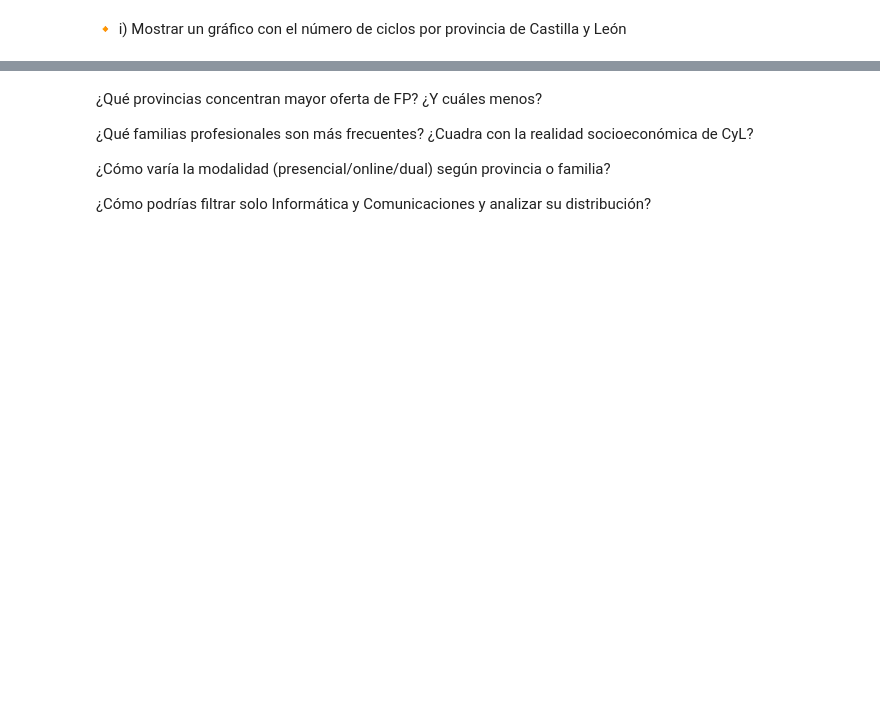
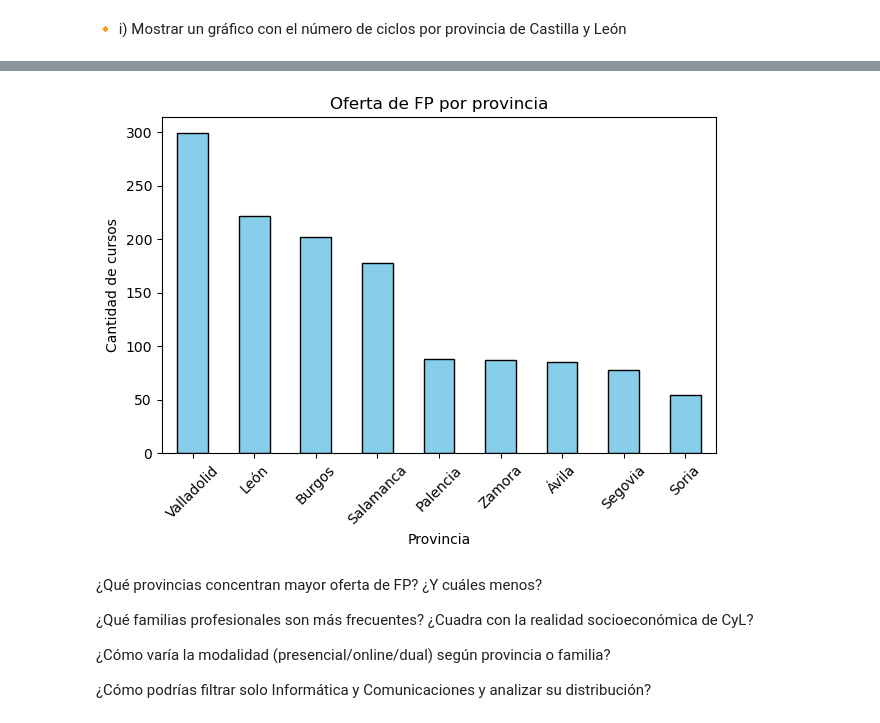
Before and after one commit to Ciclo-Especializacion-IA-y-BigData/actividad-numpy-y-pandas-kinire98, a Jupyter notebook: Tutorial_Pandas.ipynb, the cells around one changed output, grey strips where cells are left out. Drawn from its saved outputs; the diff is of its cells as text; code cells hidden in the pictures; blank space fills up the shorter version.

```diff
--- a/Tutorial_Pandas.ipynb
+++ b/Tutorial_Pandas.ipynb
@@ -1734,7 +1734,6 @@ Name: coordinates, Length: 1294, dtype: object
 Algunos nombres típicos que aparecerán:
 `datasetid`, `recordid`, `record_timestamp`, `codigo_centro`, `grupos_1o`, `localidad`, `ciclo_formativo_curso_de_especializacion`, etc.
 # %%
-df_plano[["lat", "lon"]] = pd.DataFrame(df_plano["coordinates"].tolist(), index=df.index)
 df_plano['record_timestamp'] = pd.to_datetime(df_plano['record_timestamp'])
 df_plano['grupos_1o'] = pd.to_numeric(df_plano['grupos_1o'], errors='coerce')
 df_plano['grupos_2o'] = pd.to_numeric(df_plano['grupos_2o'], errors='coerce')
@@ -2496,5 +2498,7 @@ Name: Duration, dtype: float64
 *   ``[record_timestamp]`` a ``datetime`` con ``to_datetime()``
 *   ``['grupos_1o']`` y ``['grupos_2o']`` a numérico con to_numeric y la opción ``errors='coerce'``
 * Eliminar Columnas Redudante o Innecesarias creando una lista llamada columnas_a_eliminar y pasándoselas a ``drop`` con la opción ``columns`=columnas_a_eliminar`` y ``errors='ignore'`` para que no falle si alguna no existe
+# %%
+df_plano['record_timestamp'] = pd.to_datetime(df_plano['record_timestamp'], format="mixed", errors="coerce")
 # %% [markdown]
 #### 6.3 Revisar si hay valores nulos
@@ -2501,2 +2526,6 @@ Name: Duration, dtype: float64
 # %% [markdown]
 #### 6.4 Rellenar los valores nulos por 0.0
+# %%
+df_plano.fillna({"grupos_3o": 0.0}, inplace=True);
+
+print(df_plano.isna().sum())
@@ -2505,5 +2572,8 @@ Name: Duration, dtype: float64
 # %% [markdown]
 6.6 Eliminar valores duplicados si existieran
+# %%
+
+df_plano.drop_duplicates(inplace=True)
 # %% [markdown]
 ### 🔹 Análisis geográfico de los Ciclos Formativos en Castilla y León
 
@@ -2648,3 +2708,17 @@ Name: count, dtype: int64
+# %%
+import matplotlib.pyplot as plt
+
+df_plano.value_counts("provincia").plot(kind='bar', color='skyblue', edgecolor='black')
+
+plt.title("Oferta de FP por provincia")
+plt.xlabel("Provincia")
+plt.ylabel("Cantidad de cursos")
+plt.xticks(rotation=45)
+plt.tight_layout()
+
+plt.show()
+# %% [output]
+[figure, added]
 # %% [markdown]
 ¿Qué provincias concentran mayor oferta de FP? ¿Y cuáles menos?
 
```
Also changed, not shown: parts of 25 cells of this notebook.
